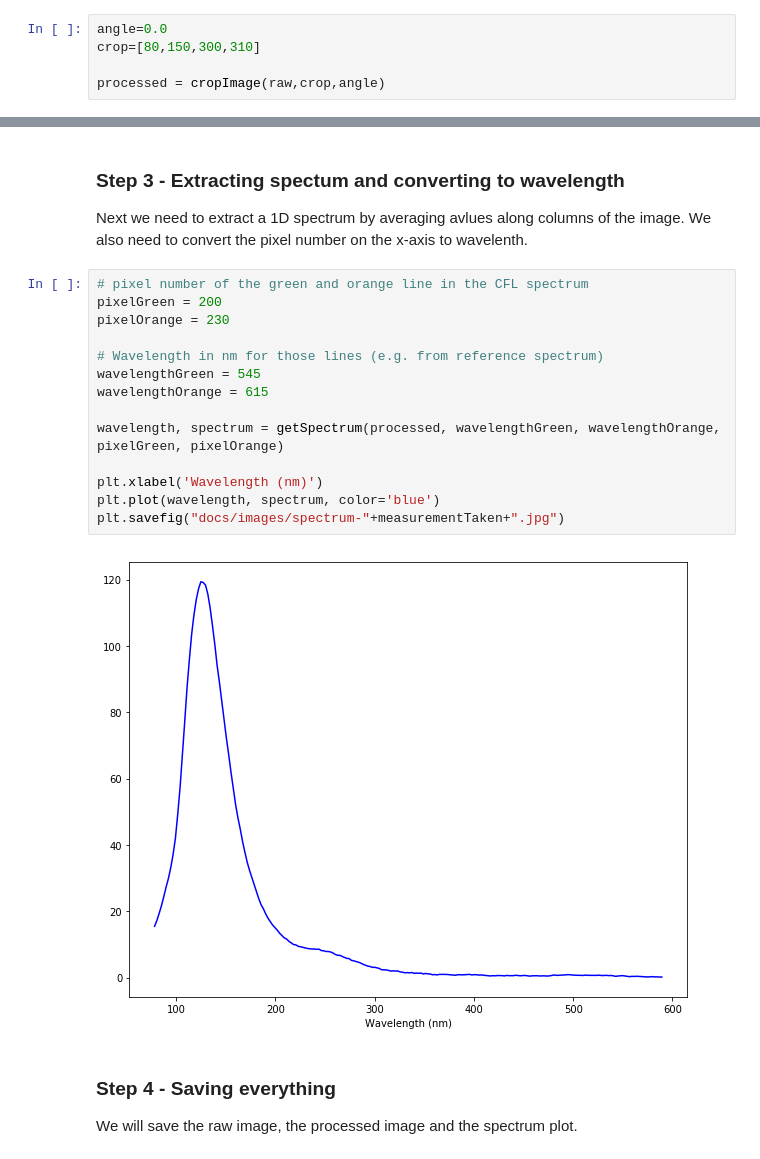
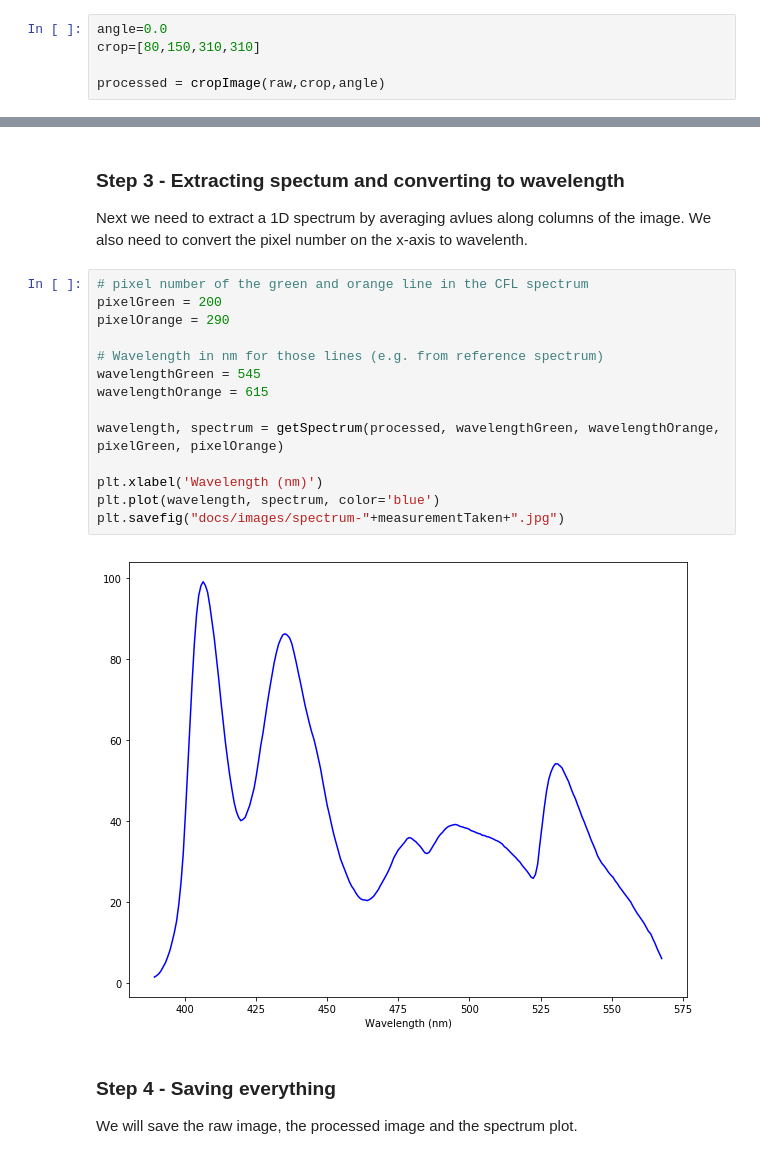
Before and after one commit to ThuviksaM/LegoSpectrometer, a Jupyter notebook: SpectrometerControl.ipynb, the cells around one changed output, grey strips where cells are left out. Saved outputs shown, nothing was run; the diff lists cells and outputs as text.

```diff
--- a/SpectrometerControl.ipynb
+++ b/SpectrometerControl.ipynb
@@ -203,7 +203,7 @@ Capturing image
 Next we need to crop the image to just include the area showing the spectrum. We will first add a rectange to the image to show the current area. The crop region is given by the top left and bottom right points. **Keep ajusting the crop area and rerun this cell until the area only includes the 'good' part of the spectrum.**
 # %%
 angle=0.0
-crop=[80,150,300,310]
+crop=[80,150,310,310]
 
 processed = cropImage(raw,crop,angle)
 # %% [output]
@@ -229,19 +229,19 @@ Next we need to extract a 1D spectrum by averaging avlues along columns of the i
 # %%
 # pixel number of the green and orange line in the CFL spectrum
 pixelGreen = 200
-pixelOrange = 230
+pixelOrange = 290
 
 # Wavelength in nm for those lines (e.g. from reference spectrum)
 wavelengthGreen = 545
 wavelengthOrange = 615
 
 wavelength, spectrum = getSpectrum(processed, wavelengthGreen, wavelengthOrange, pixelGreen, pixelOrange)
 
 plt.xlabel('Wavelength (nm)')
 plt.plot(wavelength, spectrum, color='blue')
 plt.savefig("docs/images/spectrum-"+measurementTaken+".jpg")
 # %% [output]
-[figure, old version]
+[figure, new version]
 # %% [markdown]
 ### Step 4 - Saving everything
 
```
Also changed, not shown: parts of 6 cells of this notebook, 7 other files.
